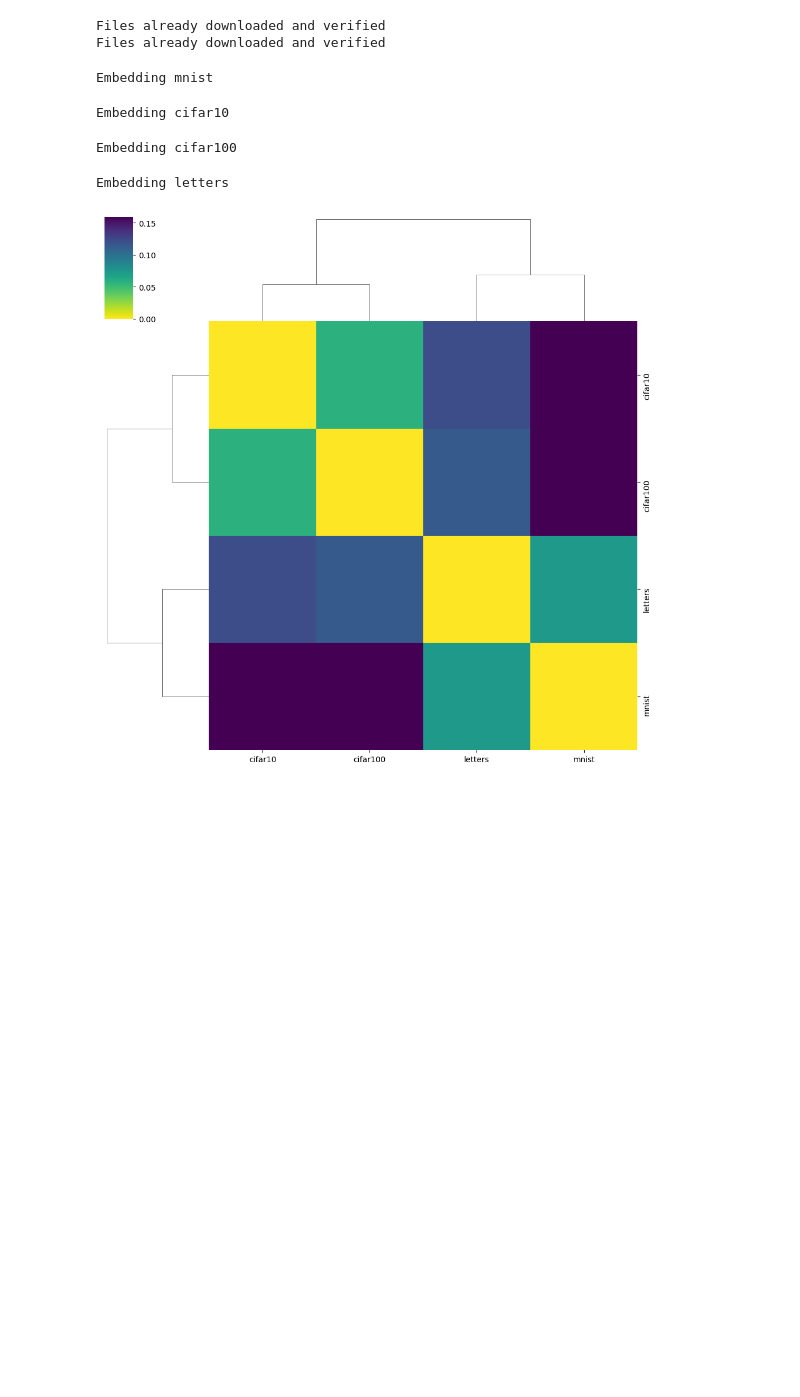
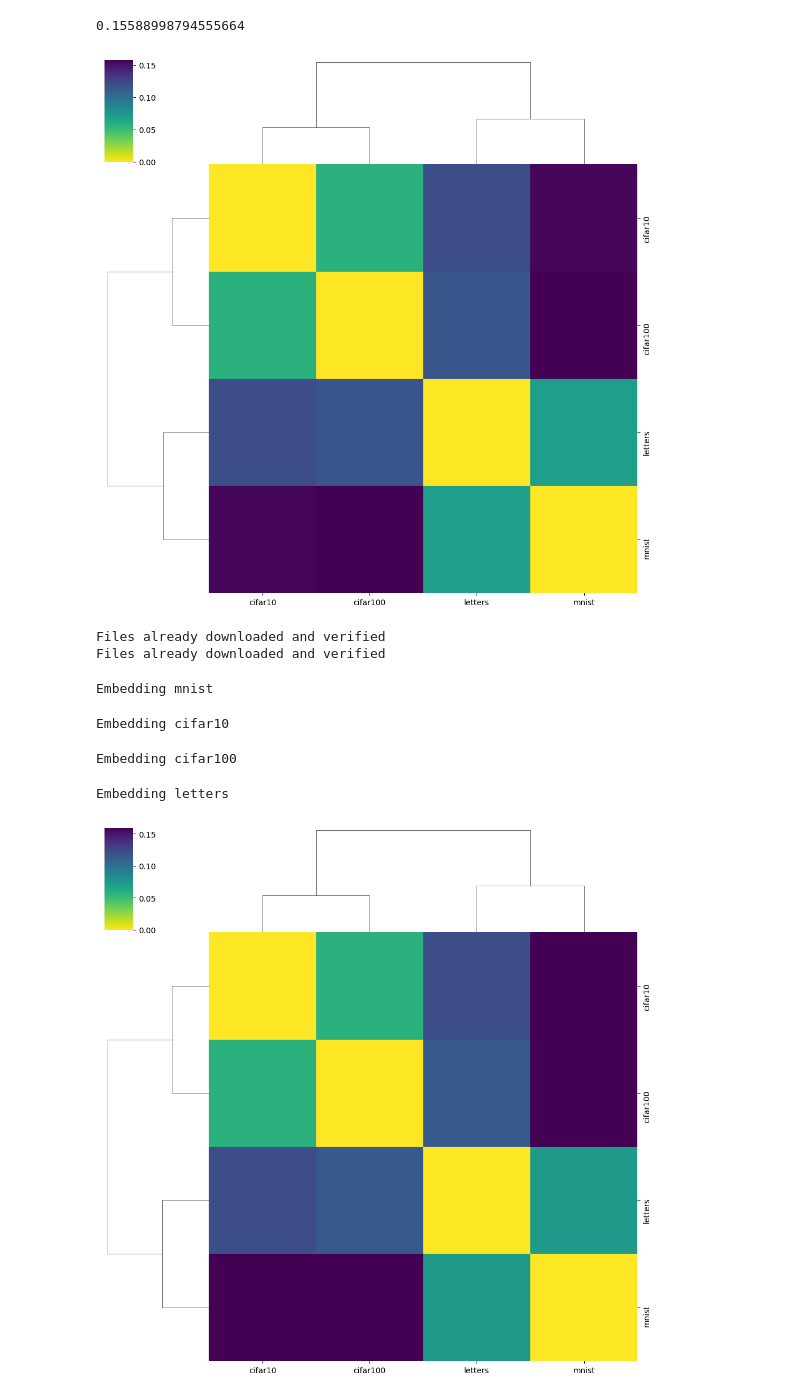
Before and after one commit to intsystems/DataMetaMap, a Jupyter notebook: demo/task2vec/simple_example.ipynb, the cells around one changed output. Saved outputs shown, nothing was run; the diff lists cells and outputs as text; code cells hidden in the pictures; blank space fills up the shorter version.

```diff
--- a/demo/task2vec/simple_example.ipynb
+++ b/demo/task2vec/simple_example.ipynb
@@ -3,3 +3,12 @@ from data_meta_map.task2vec import task2vec
 from data_meta_map.models import get_model
 from data_meta_map import datasets
 from data_meta_map.task2vec import plot_distance_matrix
+# %%
+dataset_names = ('mnist', 'cifar10', 'cifar100', 'letters')
+dataset_list = [datasets.__dict__[name](root='../../data')[0] for name in dataset_names]
+
+embeddings = []
+for name, dataset in zip(dataset_names, dataset_list):
+    print(f"Embedding {name}")
+    probe_network = get_model('resnet18', pretrained=True, num_classes=int(max(dataset.targets)+1)).cuda()
+    embeddings.append(task2vec(probe_network, dataset, skip_layers=6, max_samples=1000))
@@ -6,3 +20,19 @@ from data_meta_map.task2vec import plot_distance_matrix
+# %%
+import numpy as np
+def cosine_similarity(e0, e1):
+    e0_new = e0/(e0 + e1)
+    e1_new = e1/(e0 + e1)
+    e0 = e0_new
+    e1 = e1_new
+    return (e0*e1).sum()/np.linalg.norm(e0)/np.linalg.norm(e1)
+
+1-cosine_similarity(embeddings[0].hessian/embeddings[0].scale, embeddings[1].hessian/embeddings[1].scale)
+# %% [output]
+0.15588998794555664
+# %%
+plot_distance_matrix(embeddings=embeddings, labels=dataset_names)
+# %% [output]
+[figure, added]
 # %%
 dataset_names = ('mnist', 'cifar10', 'cifar100', 'letters')
 dataset_list = [datasets.__dict__[name](root='../../data')[0] for name in dataset_names]
```
Also changed, not shown: parts of 1 cell of this notebook, 5 other files.
